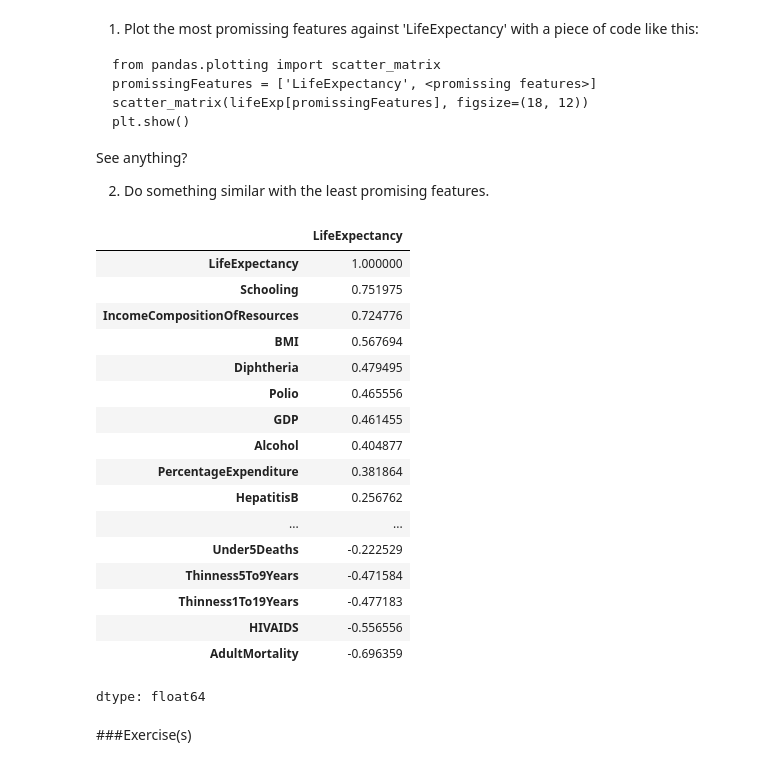
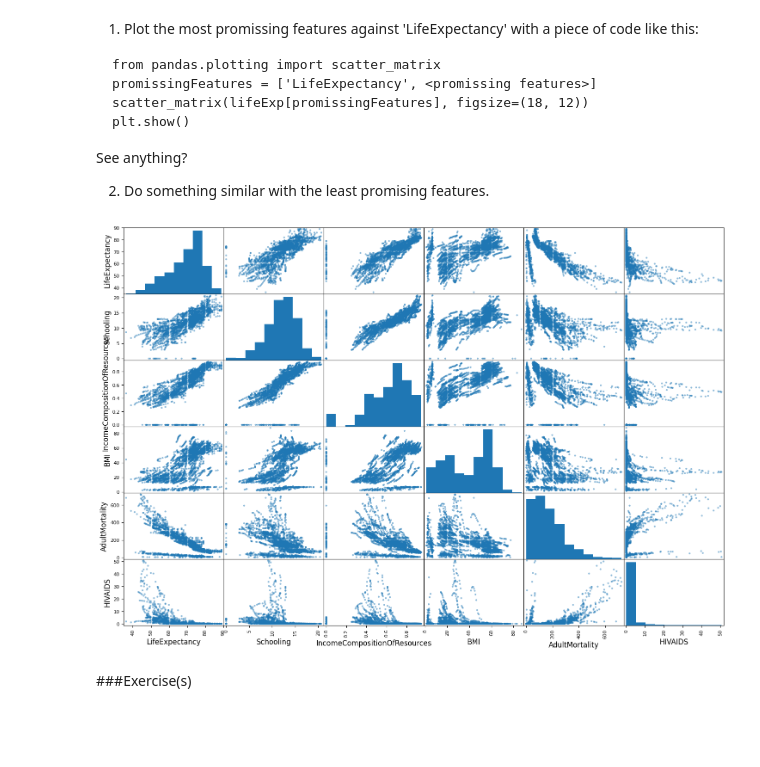
Before and after one commit to ahma004/Regression_Performance, a Jupyter notebook: Linear_Regression_Lifeexpectancy.ipynb, the cells around one changed output. Saved outputs shown, nothing was run; the diff lists cells and outputs as text; code cells hidden in the pictures; blank space fills up the shorter version.

```diff
--- a/Linear_Regression_Lifeexpectancy.ipynb
+++ b/Linear_Regression_Lifeexpectancy.ipynb
@@ -210,27 +210,22 @@ plt.show()
 See anything?
 
 2.   Do something similar with the least promising features.
-# %%
-corr_matrix["LifeExpectancy"].sort_values(ascending=False)
-# %% [output]
-|  | LifeExpectancy |
-| LifeExpectancy | 1.000000 |
-| Schooling | 0.751975 |
-| IncomeCompositionOfResources | 0.724776 |
-| BMI | 0.567694 |
-| Diphtheria | 0.479495 |
-| Polio | 0.465556 |
-| GDP | 0.461455 |
-| Alcohol | 0.404877 |
-| PercentageExpenditure | 0.381864 |
-| HepatitisB | 0.256762 |
-| ... | ... |
-| Under5Deaths | -0.222529 |
-| Thinness5To9Years | -0.471584 |
-| Thinness1To19Years | -0.477183 |
-| HIVAIDS | -0.556556 |
-| AdultMortality | -0.696359 |
-dtype: float64
+# %%
+from pandas.plotting import scatter_matrix
+
+promissingFeatures = [
+    'LifeExpectancy',
+    'Schooling',
+    'IncomeCompositionOfResources',
+    'BMI',
+    'AdultMortality',
+    'HIVAIDS'
+]
+
+scatter_matrix(lifeExp[promissingFeatures], figsize=(18, 12))
+plt.show()
+# %% [output]
+[figure, added]
 # %% [markdown]
 ###Exercise(s)
 # %% [markdown]
```
Also changed, not shown: parts of 8 cells of this notebook.
